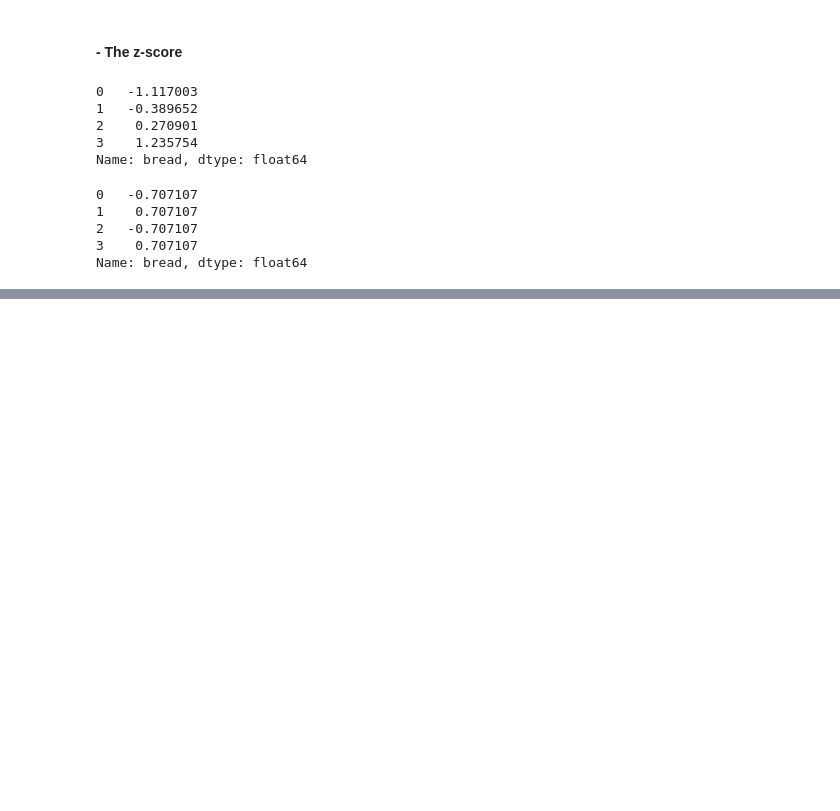
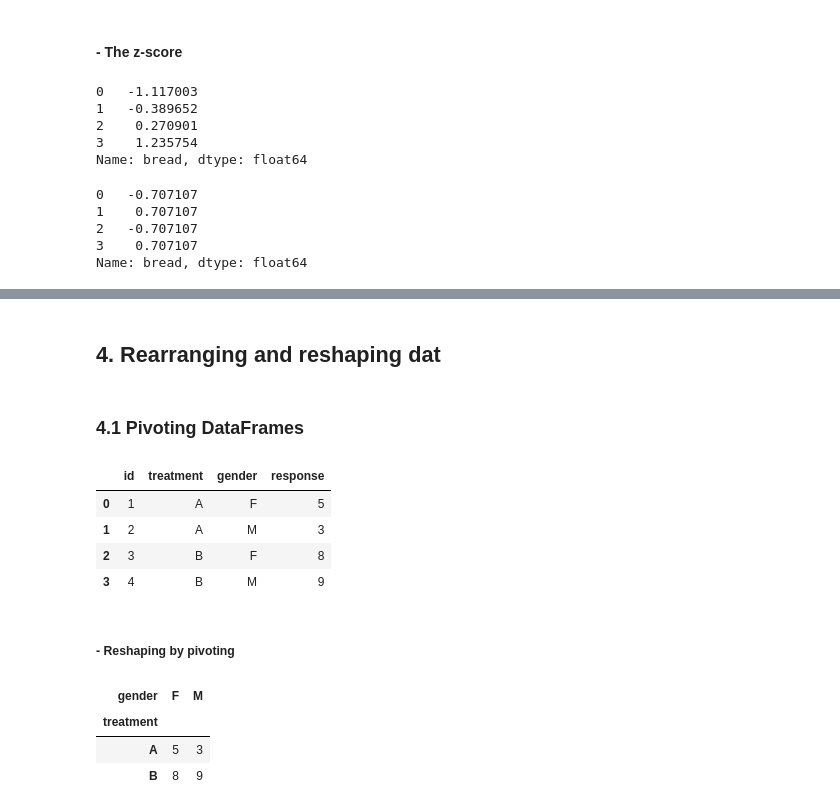
Before and after one commit to lucasbivar/statistic-applied-to-computing, a Jupyter notebook: personal-studies/data-manipulation/Pandas.ipynb, the cells around one changed output, grey strips where cells are left out. Drawn from its saved outputs; the diff is of its cells as text; code cells hidden in the pictures; blank space fills up the shorter version.

Commit message:
Rearranging and reshaping data [Pandas]

```diff
--- a/personal-studies/data-manipulation/Pandas.ipynb
+++ b/personal-studies/data-manipulation/Pandas.ipynb
@@ -863,3 +863,32 @@ sales.groupby("weekday")["bread"].transform(zscore).head()
 Name: bread, dtype: float64
 # %% [markdown]
 ![purple-divider](https://user-images.githubusercontent.com/7065401/52071927-c1cd7100-2562-11e9-908a-dde91ba14e59.png)
+# %% [markdown]
+## 4. Rearranging and reshaping dat
+# %% [markdown]
+### 4.1 Pivoting DataFrames
+# %%
+trials = pd.DataFrame({
+    "id": [1, 2, 3, 4],
+    "treatment": ["A", "A", "B", "B"],
+    "gender": ["F", "M","F","M"],
+    "response": [5,3,8,9]
+})
+trials
+# %% [output]
+|  | id | treatment | gender | response |
+| 0 | 1 | A | F | 5 |
+| 1 | 2 | A | M | 3 |
+| 2 | 3 | B | F | 8 |
+| 3 | 4 | B | M | 9 |
+# %% [markdown]
+##### - Reshaping by pivoting
+# %%
+trials.pivot(index="treatment",
+            columns="gender",
+            values="response")
+# %% [output]
+| gender | F | M |
+| treatment |  |  |
+| A | 5 | 3 |
+| B | 8 | 9 |
```
Also changed, not shown: parts of 15 cells of this notebook.
